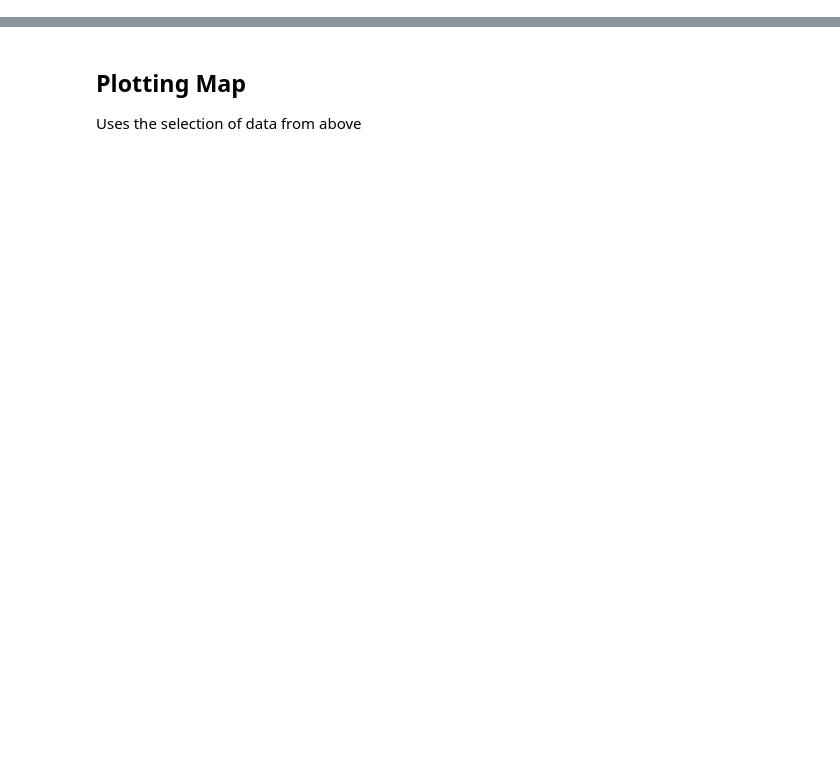
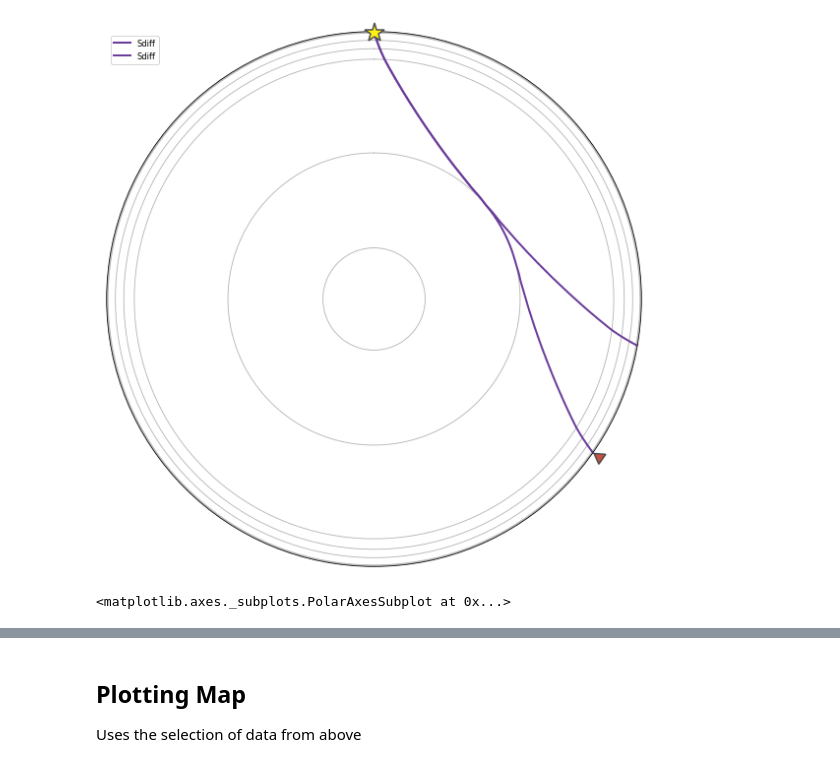
Before and after one commit to sannecottaar/cider2018_seismo, a Jupyter notebook: Seismology Tutorial 2.ipynb, the cells around one changed output, grey strips where cells are left out. Cells and saved outputs as stored; diff of their text form; code cells hidden in the pictures; blank space fills up the shorter version.

```diff
--- a/Seismology Tutorial 2.ipynb
+++ b/Seismology Tutorial 2.ipynb
@@ -292,0 +81,2 @@ print('done computing pierce points')
+# %%
+tt_phases = ['S','Sdiff']
@@ -292,0 +96,3 @@ print('done computing pierce points')
+# %%
+yaxis = 'az'
+round = True
@@ -292,0 +104,9 @@ print('done computing pierce points')
+# %%
+azmin = 325.
+azmax = 360.
+
+distmin = 100
+distmax = 130
+
+timemin = -20
+timemax = 80
@@ -292,0 +116,2 @@ print('done computing pierce points')
+# %%
+fact = 6.
@@ -292,0 +268,27 @@ print('done computing pierce points')
+# %%
+fig= plt.figure(figsize = (12,10))
+ax = fig.add_subplot(1, 1, 1, polar=True)
+# Phases to plot, e.g.  tt_phaces, center_phase, or a user-defined list ["PKJKP", "SKKS"]
+plot_phases =tt_phases
+
+widths = [1,1,1,1,1,1]
+# depth of earthquake in km
+depth_earthquake=edep
+# Distances to compute, currently set to plot a ray at the minimum and maximum distance included in the data set.
+dist_raypaths = [np.min(dists), np.max(dists)]
+
+
+# computing ray paths
+for d, dist in enumerate(dist_raypaths):
+    if d == 0:
+        arrivals= model.get_ray_paths(depth_earthquake, dist, phase_list= plot_phases)
+    else:
+        arrivals= arrivals+model.get_ray_paths(depth_earthquake, dist, phase_list= plot_phases)
+
+
+# plotting
+
+arrivals.plot_rays(ax = ax, legend = True, plot_all=False)
+# %% [output]
+[figure, added]
+<matplotlib.axes._subplots.PolarAxesSubplot at 0x...>
```
Also changed, not shown: parts of 42 cells of this notebook.
